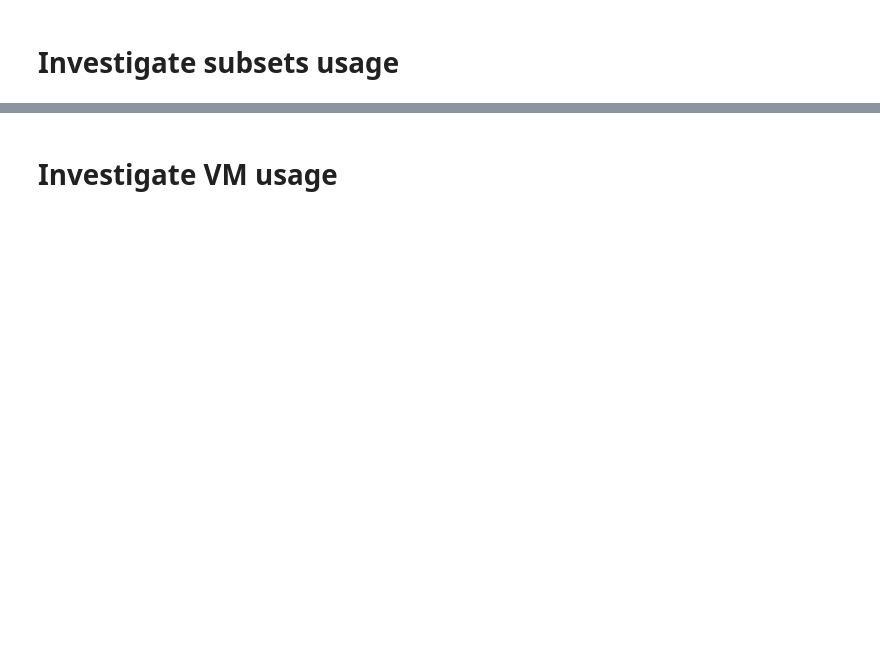
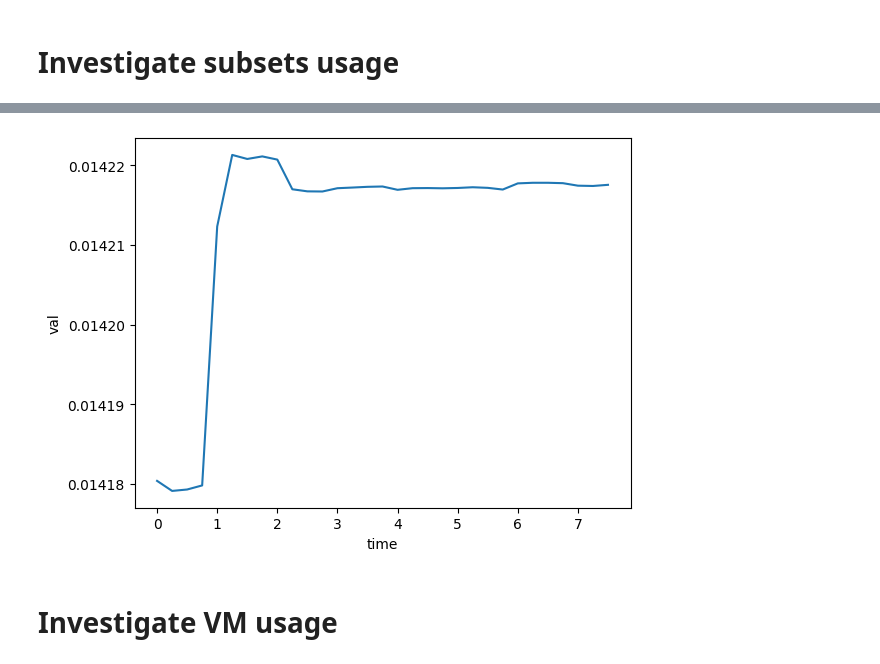
Before and after one commit to jacquetpi/VMSlack, a Jupyter notebook: investigation.ipynb, the cells around one changed output, grey strips where cells are left out. Drawn from its saved outputs; the diff is of its cells as text; code cells hidden in the pictures; blank space fills up the shorter version.

```diff
--- a/investigation.ipynb
+++ b/investigation.ipynb
@@ -39,7 +39,7 @@ g_val = sns.lineplot(data=overall_cpu, x='time', y='cores', hue='res', palette=p
 # %%
 subsets = dataset.loc[dataset['rec'] == 'subset']
 subsets_cpu = subsets.loc[subsets['res'] == 'cpu']
-subsets_mem = subsets.loc[subsets['rec'] == 'mem']
+subsets_mem = subsets.loc[subsets['res'] == 'mem']
 # %%
 palette = sns.color_palette("Set2", subsets_cpu['subset'].nunique())
 
@@ -50,3 +50,9 @@ g_config = sns.lineplot(data=subsets_cpu, x='time', y='config', hue='subset', pa
+# %%
+palette = sns.color_palette("Set2", subsets_mem['subset'].nunique())
+
+g_val = sns.lineplot(data=subsets_mem, x='time', y='val')
+# %% [output]
+[figure, added]
 # %% [markdown]
 # Investigate VM usage
 # %%
```
Also changed, not shown: parts of 7 cells of this notebook, 2 other files.
